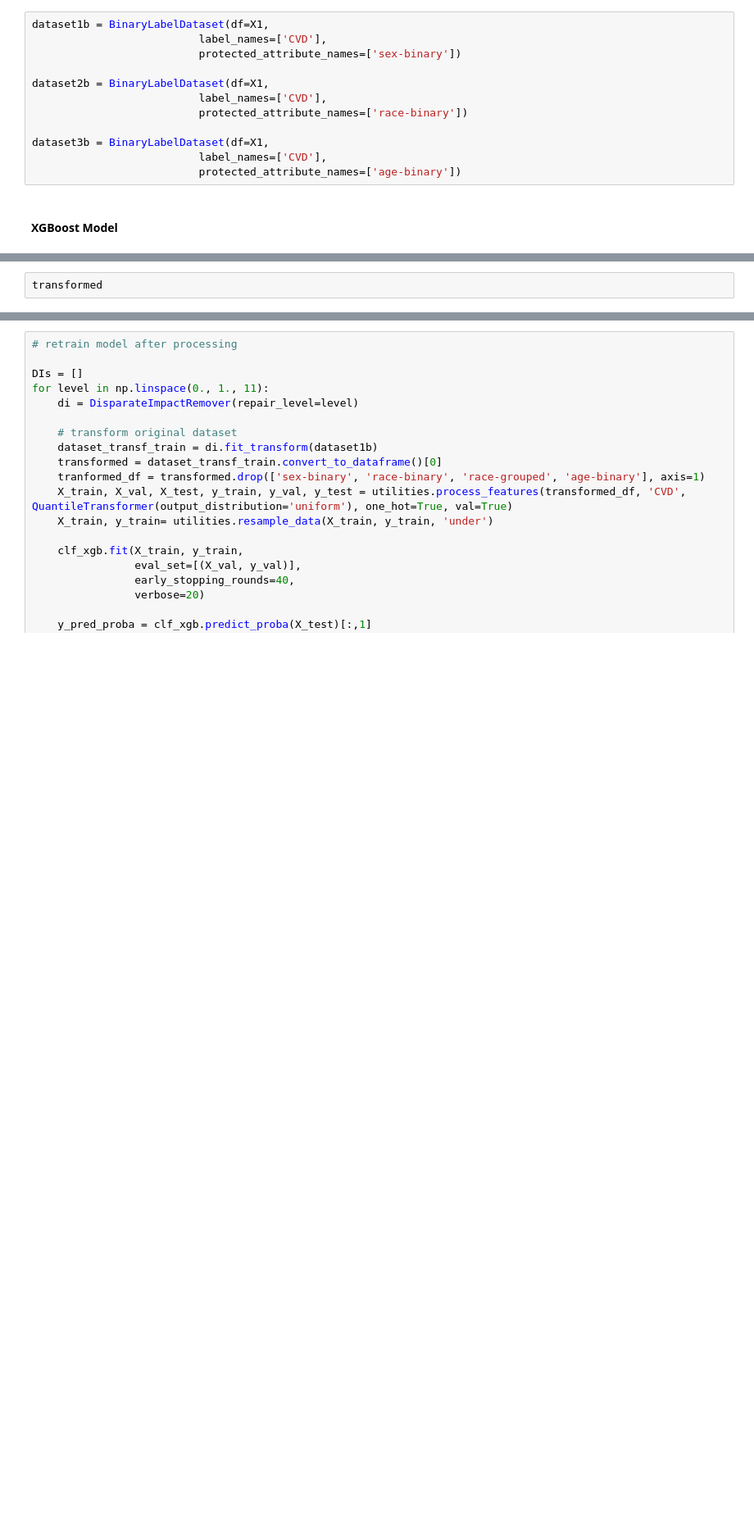
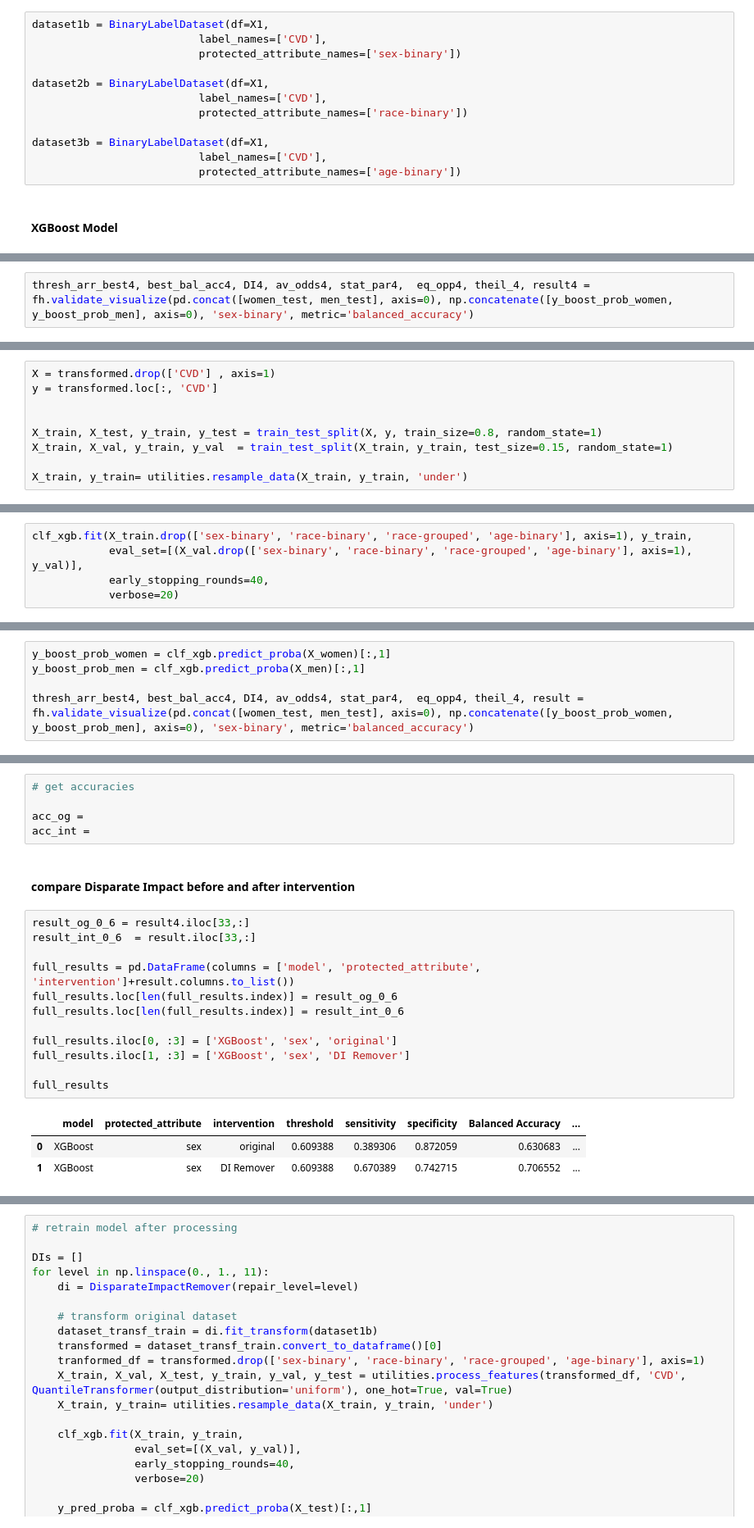
Before and after one commit to analiseb/UB-Masters-Thesis, a Jupyter notebook: MIT_preprocessing_mitigation--XGBoost_methods.ipynb, the cells around one changed output, grey strips where cells are left out. Shown: that part at 82% size. Cells and saved outputs as stored; diff of their text form; blank space fills up the shorter version.

Commit message:
DI remover implementation

```diff
--- a/MIT_preprocessing_mitigation--XGBoost_methods.ipynb
+++ b/MIT_preprocessing_mitigation--XGBoost_methods.ipynb
@@ -125,0 +146,2 @@ XGBClassifier(base_score=0.5, booster='gbtree', callbacks=None,
+# %%
+thresh_arr_best4, best_bal_acc4, DI4, av_odds4, stat_par4,  eq_opp4, theil_4, result4 = fh.validate_visualize(pd.concat([women_test, men_test], axis=0), np.concatenate([y_boost_prob_women, y_boost_prob_men], axis=0), 'sex-binary', metric='balanced_accuracy')
@@ -147,2 +179,9 @@ transformed = dataset_transf_train.convert_to_dataframe()[0]
 # %%
-transformed
+X = transformed.drop(['CVD'] , axis=1)
+y = transformed.loc[:, 'CVD']
+
+
+X_train, X_test, y_train, y_test = train_test_split(X, y, train_size=0.8, random_state=1)
+X_train, X_val, y_train, y_val  = train_test_split(X_train, y_train, test_size=0.15, random_state=1)
+
+X_train, y_train= utilities.resample_data(X_train, y_train, 'under')
@@ -162,0 +188,5 @@ transformed
+# %%
+clf_xgb.fit(X_train.drop(['sex-binary', 'race-binary', 'race-grouped', 'age-binary'], axis=1), y_train,
+            eval_set=[(X_val.drop(['sex-binary', 'race-binary', 'race-grouped', 'age-binary'], axis=1), y_val)],
+            early_stopping_rounds=40,
+            verbose=20)
@@ -162,0 +223,5 @@ transformed
+# %%
+y_boost_prob_women = clf_xgb.predict_proba(X_women)[:,1]
+y_boost_prob_men = clf_xgb.predict_proba(X_men)[:,1]
+
+thresh_arr_best4, best_bal_acc4, DI4, av_odds4, stat_par4,  eq_opp4, theil_4, result = fh.validate_visualize(pd.concat([women_test, men_test], axis=0), np.concatenate([y_boost_prob_women, y_boost_prob_men], axis=0), 'sex-binary', metric='balanced_accuracy')
@@ -162,0 +236,23 @@ transformed
+# %%
+# get accuracies
+
+acc_og =
+acc_int =
+# %% [markdown]
+#### compare Disparate Impact before and after intervention
+# %%
+result_og_0_6 = result4.iloc[33,:]
+result_int_0_6  = result.iloc[33,:]
+
+full_results = pd.DataFrame(columns = ['model', 'protected_attribute', 'intervention']+result.columns.to_list())
+full_results.loc[len(full_results.index)] = result_og_0_6
+full_results.loc[len(full_results.index)] = result_int_0_6
+
+full_results.iloc[0, :3] = ['XGBoost', 'sex', 'original']
+full_results.iloc[1, :3] = ['XGBoost', 'sex', 'DI Remover']
+
+full_results
+# %% [output]
+|  | model | protected_attribute | intervention | threshold | sensitivity | specificity | Balanced Accuracy | ... |
+| 0 | XGBoost | sex | original | 0.609388 | 0.389306 | 0.872059 | 0.630683 | ... |
+| 1 | XGBoost | sex | DI Remover | 0.609388 | 0.670389 | 0.742715 | 0.706552 | ... |
```
Also changed, not shown: parts of 18 cells of this notebook, 1 other file.
